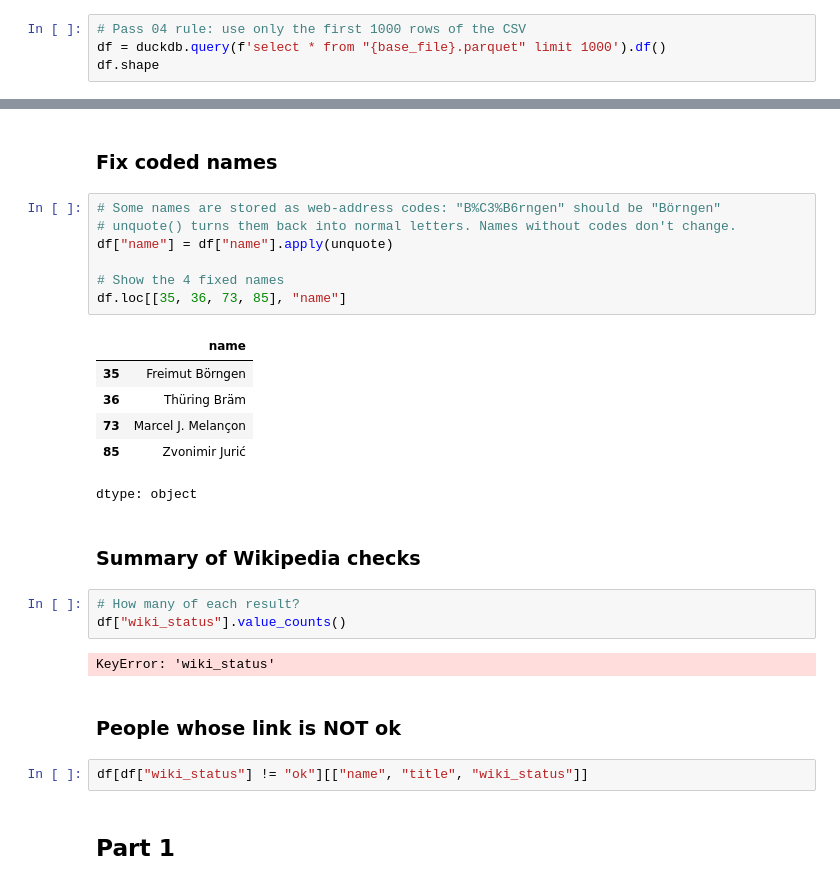
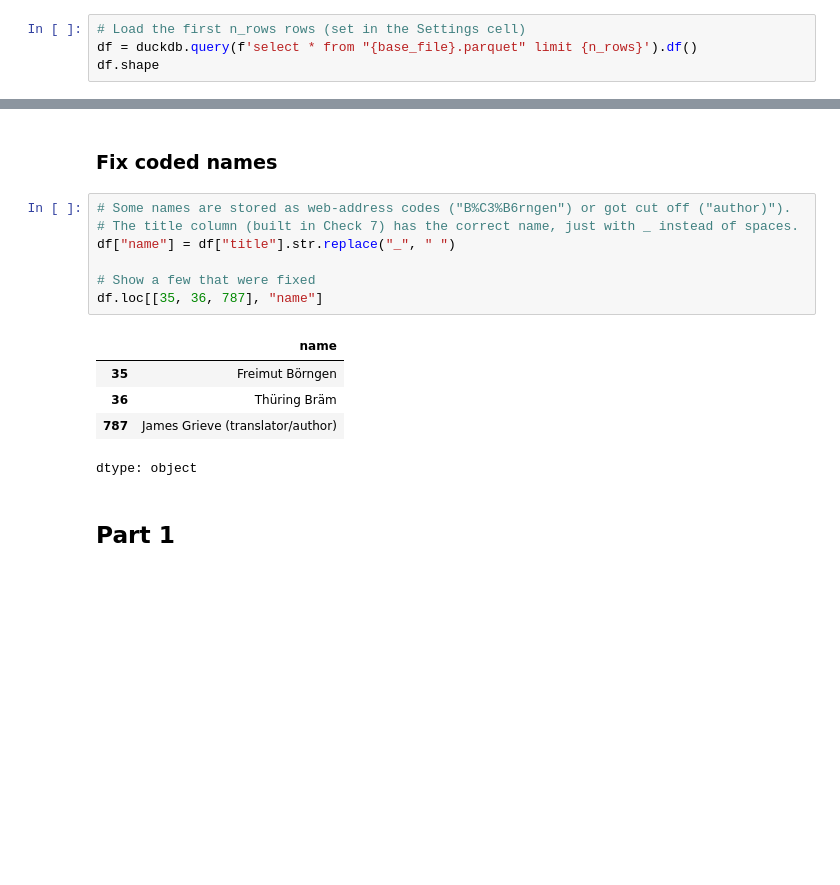
Before and after one commit to hmsealy/Data-Science-Portfolio-C22-, a Jupyter notebook: Modules/Module_5_NLP_and_Clustering/Projects/Instructions/Project.5-NLP/Pass-05.ipynb, the cells around one changed output, grey strips where cells are left out. Cells and saved outputs as stored; diff of their text form; blank space fills up the shorter version.

```diff
--- a/Modules/Module_5_NLP_and_Clustering/Projects/Instructions/Project.5-NLP/Pass-05.ipynb
+++ b/Modules/Module_5_NLP_and_Clustering/Projects/Instructions/Project.5-NLP/Pass-05.ipynb
@@ -154,8 +148,8 @@ print(hf_upload.stdout)
 # %% [markdown]
 ### Load first n_rows rows
 # %%
-# Pass 04 rule: use only the first 1000 rows of the CSV
-df = duckdb.query(f'select * from "{base_file}.parquet" limit 1000').df()
+# Load the first n_rows rows (set in the Settings cell)
+df = duckdb.query(f'select * from "{base_file}.parquet" limit {n_rows}').df()
 df.shape
 # %% [output]
 (1000, 3)
@@ -296,30 +290,18 @@ df[df["title"].str.replace("_", " ") != df["name"]][["name", "title"]]
 # %% [markdown]
 ### Fix coded names
 # %%
-# Some names are stored as web-address codes: "B%C3%B6rngen" should be "Börngen"
-# unquote() turns them back into normal letters. Names without codes don't change.
-df["name"] = df["name"].apply(unquote)
+# Some names are stored as web-address codes ("B%C3%B6rngen") or got cut off ("author)").
+# The title column (built in Check 7) has the correct name, just with _ instead of spaces.
+df["name"] = df["title"].str.replace("_", " ")
 
-# Show the 4 fixed names
-df.loc[[35, 36, 73, 85], "name"]
+# Show a few that were fixed
+df.loc[[35, 36, 787], "name"]
 # %% [output]
 |  | name |
 | 35 | Freimut Börngen |
 | 36 | Thüring Bräm |
-| 73 | Marcel J. Melançon |
-| 85 | Zvonimir Jurić |
+| 787 | James Grieve (translator/author) |
 dtype: object
-# %% [markdown]
-### Summary of Wikipedia checks
-# %%
-# How many of each result?
-df["wiki_status"].value_counts()
-# %% [output]
-KeyError: 'wiki_status'
-# %% [markdown]
-### People whose link is NOT ok
-# %%
-df[df["wiki_status"] != "ok"][["name", "title", "wiki_status"]]
 # %% [markdown]
 ## Part 1
 # %% [markdown]
```
Also changed, not shown: parts of 30 cells of this notebook.
